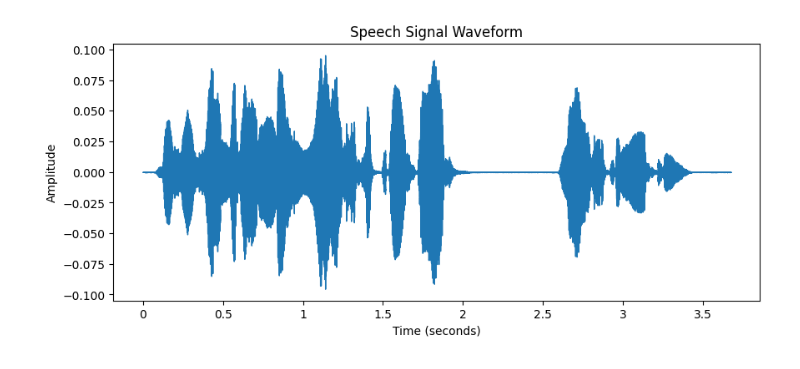
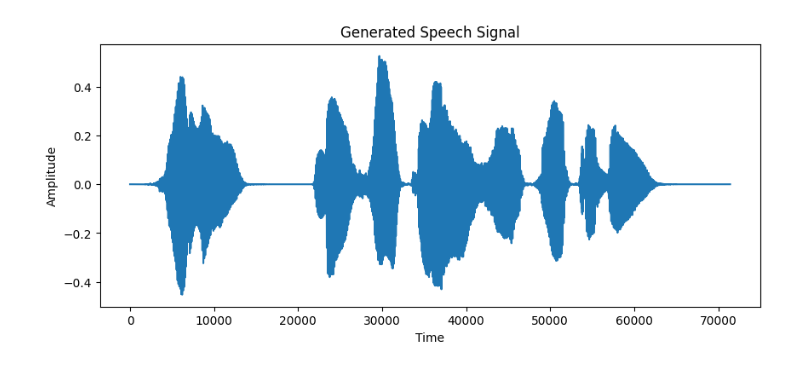
Before and after one commit to issacridhin/Speech_Processing, a Jupyter notebook: 2348546_Lab4_SPR.ipynb, the cells around one changed output. Saved outputs shown, nothing was run; the diff lists cells and outputs as text; code cells hidden in the pictures.

```diff
--- a/2348546_Lab4_SPR.ipynb
+++ b/2348546_Lab4_SPR.ipynb
@@ -25,13 +27,22 @@ import librosa.display
-# %%
-audio_path = '/content/record.wav'
-y, sr = librosa.load(audio_path)           #y-samplerate
+# %%
+#record the audio
+text="HELLO,there how can i help you today"
+language='en'
+audio='sample_audio.wav'
+
+#convert the text to audio file using librosa
+tts=gTTS(text=text,lang=language,slow=False)
+tts.save(audio)
 # %%
-# Display the waveform of the speech signal
+#loading and plotting
+signal,sr=librosa.load(audio,sr=None)
+
+# Plot the speech signal
 plt.figure(figsize=(10, 4))
-librosa.display.waveshow(y, sr=sr)
-plt.title('Speech Signal Waveform')
-plt.xlabel('Time (seconds)')
+plt.plot(signal)
+plt.title('Generated Speech Signal')
+plt.xlabel('Time')
 plt.ylabel('Amplitude')
 plt.show()
 # %% [output]
-[figure, old version]
+[figure, new version]
```
Also changed, not shown: parts of 23 cells of this notebook.
